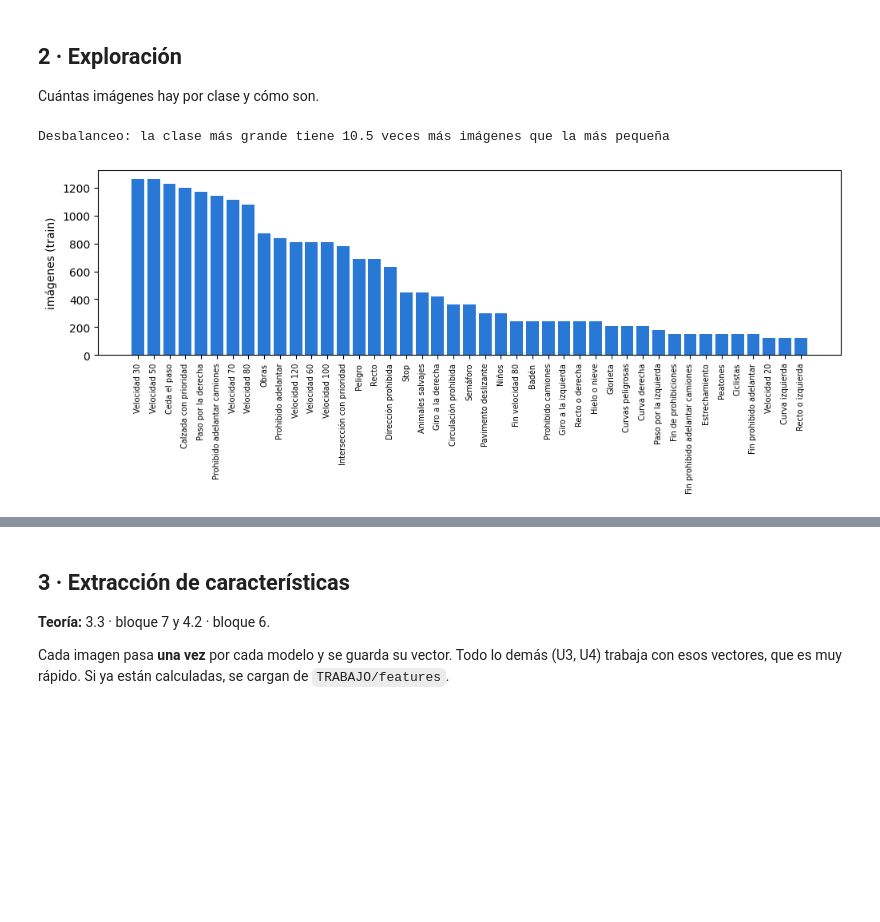
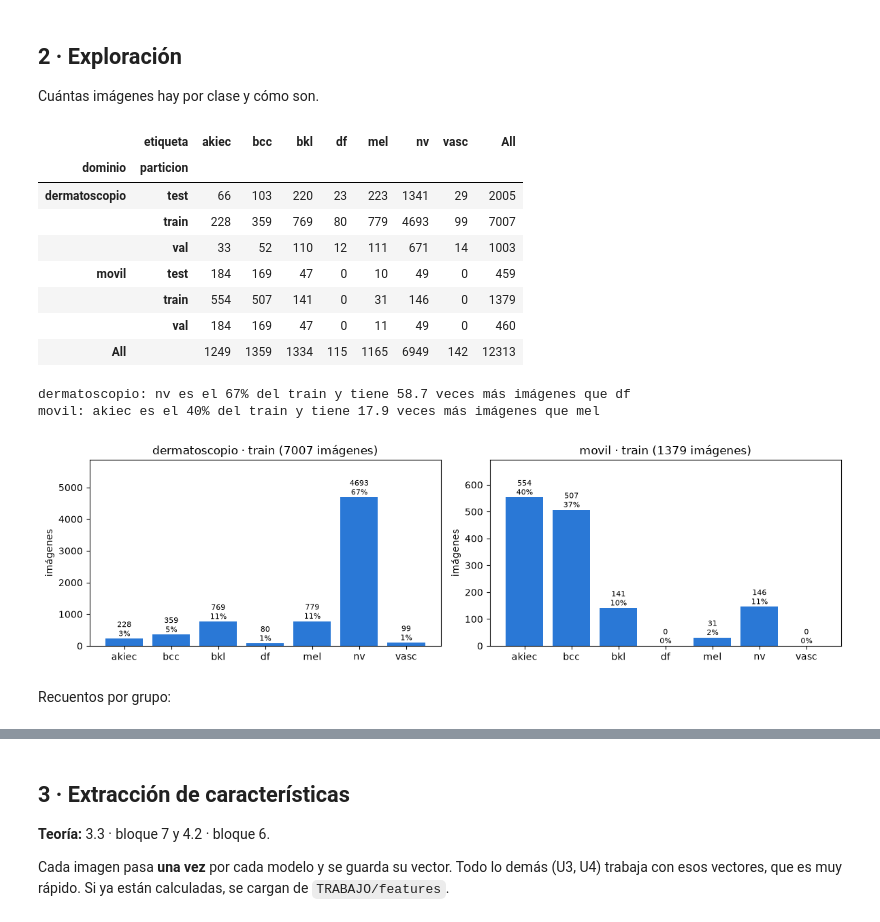
Before and after one commit to idom-ai/project_skin_wounds, a Jupyter notebook: 01_baseline.ipynb, the cells around one changed output, grey strips where cells are left out. Drawn from its saved outputs; the diff is of its cells as text; code cells hidden in the pictures; blank space fills up the shorter version.

Commit message:
baseline adaptada al dominio, falta memoria

```diff
--- a/01_baseline.ipynb
+++ b/01_baseline.ipynb
@@ -39,8 +24,8 @@ from sklearn.linear_model import LogisticRegression, RidgeClassifier
 from sklearn.metrics import accuracy_score, balanced_accuracy_score, f1_score
 warnings.filterwarnings('ignore', message='xFormers')  # DINOv2 avisa de que falta xFormers, que es opcional
 
-TRABAJO = Path(os.environ.get('trabajo'))
-DATOS = Path(os.environ.get('datos'))
+TRABAJO = Path('trabajo')
+DATOS = Path('datos')
 TRABAJO.mkdir(parents=True, exist_ok=True)
 DATOS.mkdir(parents=True, exist_ok=True)
 
@@ -50,7 +35,7 @@ DEVICE = (
     else "cpu"
 )
 
-NUM_WORKERS = min(8, os.cpu_count() or 2)
+NUM_WORKERS = 0 if sys.platform == 'darwin' else min(8, os.cpu_count() or 2)
 SEMILLA = 0
 random.seed(SEMILLA); np.random.seed(SEMILLA); torch.manual_seed(SEMILLA)
 print('Dispositivo:', DEVICE, '| resultados en:', TRABAJO.resolve())
@@ -323,13 +345,36 @@ tabla.head()
 
 Cuántas imágenes hay por clase y cómo son.
 # %%
-conteo = tabla[tabla['particion'] == 'train']['etiqueta'].value_counts()
-print(f'Desbalanceo: la clase más grande tiene {conteo.max() / conteo.min():.1f} veces más imágenes que la más pequeña')
-fig, ax = plt.subplots(figsize=(12, 3))
-ax.bar(range(len(conteo)), conteo.values, color='#2a78d6')
-ax.set_xticks(range(len(conteo)), clases.loc[conteo.index, 'nombre'], rotation=90, fontsize=7)
-ax.set_ylabel('imágenes (train)')
-plt.show()
+cod = clases['codigo']
+
+# Recuento por dominio, partición y clase
+display(pd.crosstab([tabla['dominio'], tabla['particion']], tabla['etiqueta'].map(cod), margins=True))
+
+# Distribución de clases en el train de cada dominio (por separado: no se mezclan)
+fig, axs = plt.subplots(1, 2, figsize=(12, 3.5))
+for ax, dom in zip(axs, ['dermatoscopio', 'movil']):
+    c = (tabla[(tabla['dominio'] == dom) & (tabla['particion'] == 'train')]['etiqueta']
+         .value_counts().reindex(clases.index, fill_value=0))
+    barras = ax.bar(cod, c.values, color='#2a78d6')
+    ax.bar_label(barras, labels=[f'{v}\n{v / c.sum():.0%}' for v in c.values], fontsize=8)
+    ax.set_title(f'{dom} · train ({c.sum()} imágenes)')
+    ax.set_ylabel('imágenes'); ax.set_ylim(0, c.max() * 1.25)
+    p = c[c > 0]
+    print(f'{dom}: {cod[p.idxmax()]} es el {p.max() / p.sum():.0%} del train y tiene '
+          f'{p.max() / p.min():.1f} veces más imágenes que {cod[p.idxmin()]}')
+plt.tight_layout(); plt.show()
 # %% [output]
+|  | etiqueta | akiec | bcc | bkl | df | mel | nv | vasc | All |
+| dominio | particion |  |  |  |  |  |  |  |  |
+| dermatoscopio | test | 66 | 103 | 220 | 23 | 223 | 1341 | 29 | 2005 |
+|  | train | 228 | 359 | 769 | 80 | 779 | 4693 | 99 | 7007 |
+|  | val | 33 | 52 | 110 | 12 | 111 | 671 | 14 | 1003 |
+| movil | test | 184 | 169 | 47 | 0 | 10 | 49 | 0 | 459 |
+|  | train | 554 | 507 | 141 | 0 | 31 | 146 | 0 | 1379 |
+|  | val | 184 | 169 | 47 | 0 | 11 | 49 | 0 | 460 |
+| All |  | 1249 | 1359 | 1334 | 115 | 1165 | 6949 | 142 | 12313 |
-Desbalanceo: la clase más grande tiene 10.5 veces más imágenes que la más pequeña
+dermatoscopio: nv es el 67% del train y tiene 58.7 veces más imágenes que df
+movil: akiec es el 40% del train y tiene 17.9 veces más imágenes que mel
-[figure, old version]
+[figure, new version]
+# %% [markdown]
+Recuentos por grupo:
```
Also changed, not shown: parts of 11 cells of this notebook, 2 other files.
